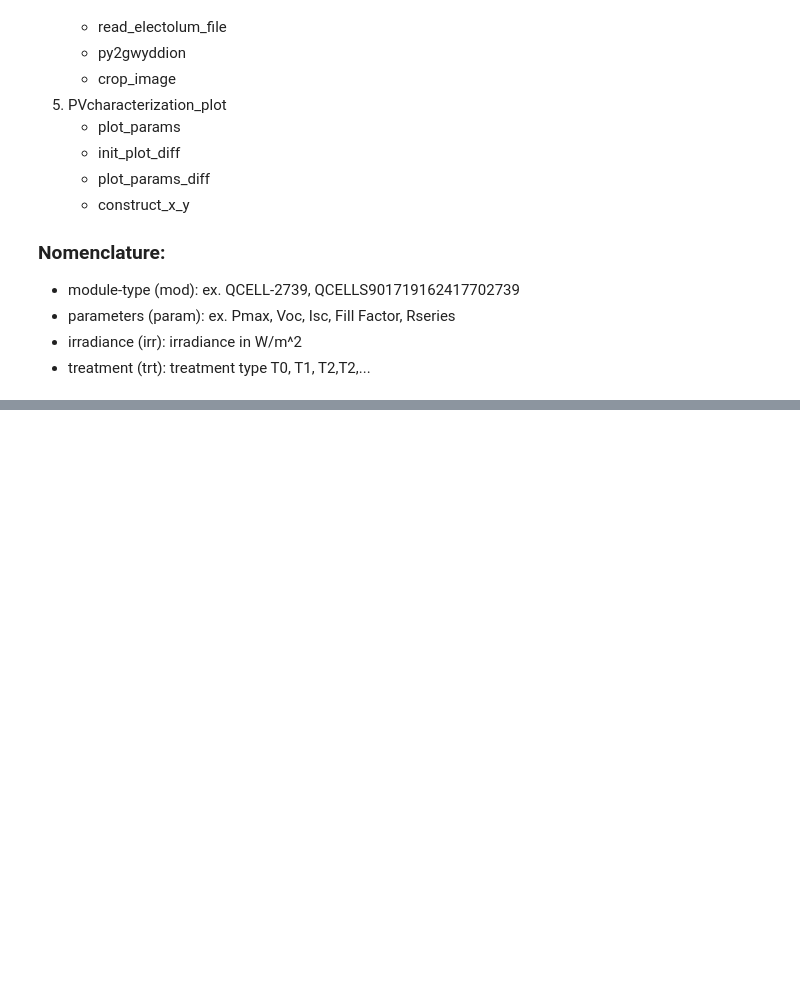
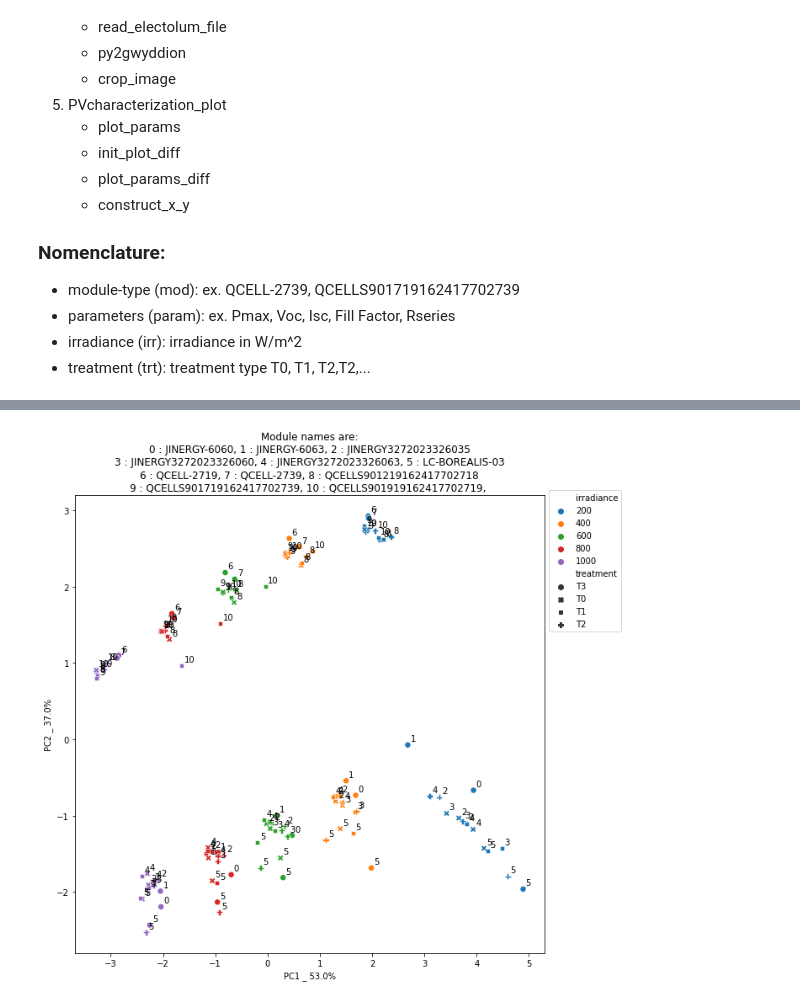
Before and after one commit to Bertin-fap/PVcharacterization, a Jupyter notebook: Module_aging.ipynb, the cells around one changed output, grey strips where cells are left out. Drawn from its saved outputs; the diff is of its cells as text; code cells hidden in the pictures; blank space fills up the shorter version.

```diff
--- a/Module_aging.ipynb
+++ b/Module_aging.ipynb
@@ -94,5 +107,7 @@ df_meta.describe()
 # %%
-#pv.pv_flashtest_pca(df_meta)
+pv.pv_flashtest_pca(df_meta)
+# %% [output]
+[figure, added]
 # %%
 ''' Creation: 2021.10.03
     Last update: 2021.10.09
```
Also changed, not shown: parts of 5 cells of this notebook, 2 other files.
